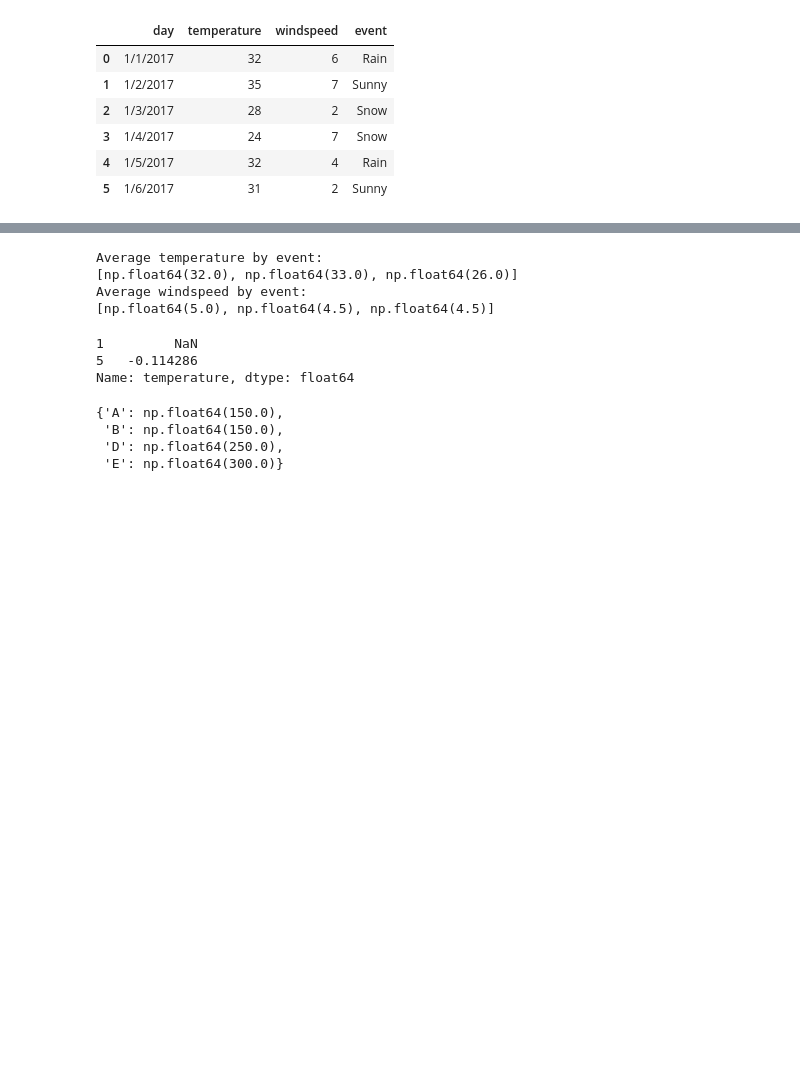
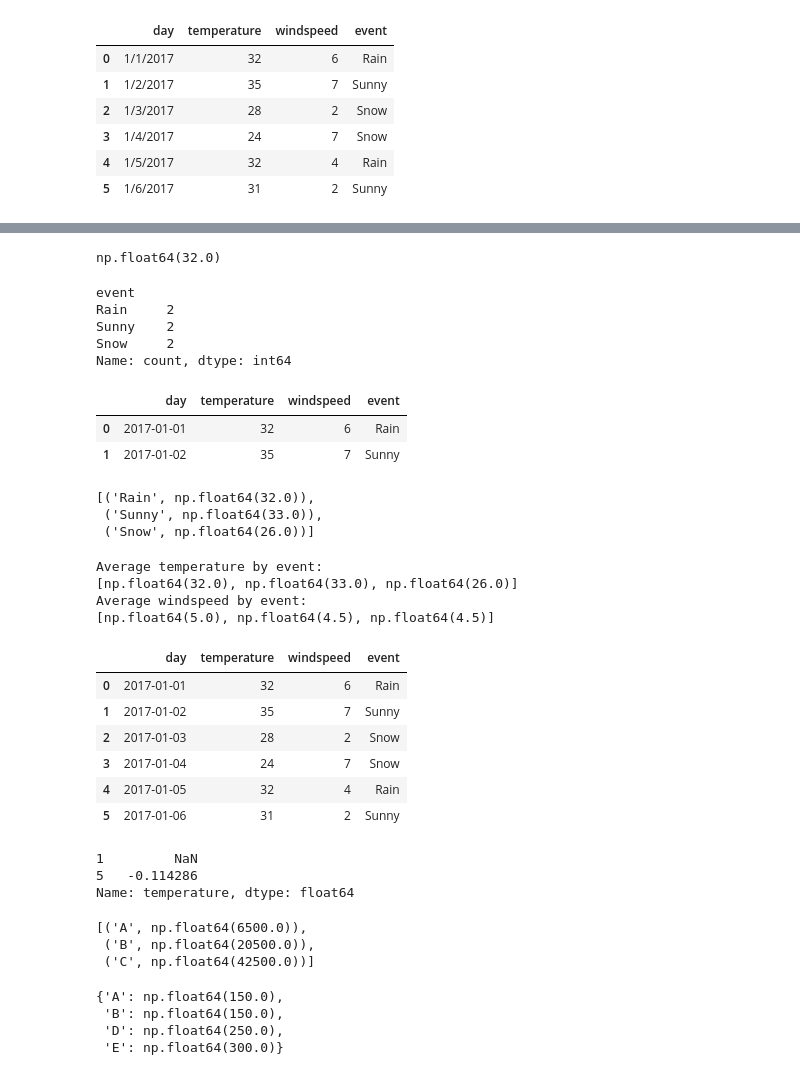
Before and after one commit to rahul8879/gen-ai-training, a Jupyter notebook: 01_PYTHON_FOR_AI/Pandas/2_dataframe_basics/pandas_workshop.ipynb, the cells around one changed output, grey strips where cells are left out. Drawn from its saved outputs; the diff is of its cells as text; code cells hidden in the pictures; blank space fills up the shorter version.

```diff
--- a/01_PYTHON_FOR_AI/Pandas/2_dataframe_basics/pandas_workshop.ipynb
+++ b/01_PYTHON_FOR_AI/Pandas/2_dataframe_basics/pandas_workshop.ipynb
@@ -20,0 +35,4 @@ df
+# %%
+# conversion of datatype of day col
+df['day'] = pd.to_datetime(df['day'])
+df.info()
@@ -21,3 +51,38 @@ df
+# %%
+# avg temp
+df.head(5)
+# you need to filter it
+df[df.event == 'Rain']['temperature'].mean() # single node executor  RAM ?? if you have Data more than you RAM
+# PySpark = > distributed computing  8 GB = 10 GB ==> Pandas
+# select mean(temp) from df where event = 'Rain'
+# %% [output]
+np.float64(32.0)
+# %%
+df.event.value_counts()  # how many times each event has occured
+# %% [output]
+event
+Rain     2
+Sunny    2
+Snow     2
+Name: count, dtype: int64
+# %%
+df.head(2)
+# %% [output]
+|  | day | temperature | windspeed | event |
+| 0 | 2017-01-01 | 32 | 6 | Rain |
+| 1 | 2017-01-02 | 35 | 7 | Sunny |
+# %%
+avg_windspeed = []
+
+for i in df.event.unique():
+    mean = df[df.event == i]['temperature'].mean()
+    avg_windspeed.append((i, mean))
+
+avg_windspeed
+# %% [output]
+[('Rain', np.float64(32.0)),
+ ('Sunny', np.float64(33.0)),
+ ('Snow', np.float64(26.0))]
 # %%
 avg_temp = []
 avg_wind = []
@@ -36,6 +101,16 @@ Average temperature by event:
 [np.float64(32.0), np.float64(33.0), np.float64(26.0)]
 Average windspeed by event:
 [np.float64(5.0), np.float64(4.5), np.float64(4.5)]
+# %%
+df.head(6)
+# %% [output]
+|  | day | temperature | windspeed | event |
+| 0 | 2017-01-01 | 32 | 6 | Rain |
+| 1 | 2017-01-02 | 35 | 7 | Sunny |
+| 2 | 2017-01-03 | 28 | 2 | Snow |
+| 3 | 2017-01-04 | 24 | 7 | Snow |
+| 4 | 2017-01-05 | 32 | 4 | Rain |
+| 5 | 2017-01-06 | 31 | 2 | Sunny |
 # %%
 #Q) What is avg temp by event
 #Q) what is avg windspeed by event?
@@ -48,3 +138,9 @@ Name: temperature, dtype: float64
+# %%
+avg_sales
+# %% [output]
+[('A', np.float64(6500.0)),
+ ('B', np.float64(20500.0)),
+ ('C', np.float64(42500.0))]
 # %%
 # create a dummy data to compute avg sales
 data ={
```
Also changed, not shown: parts of 3 cells of this notebook, 11 other files.
